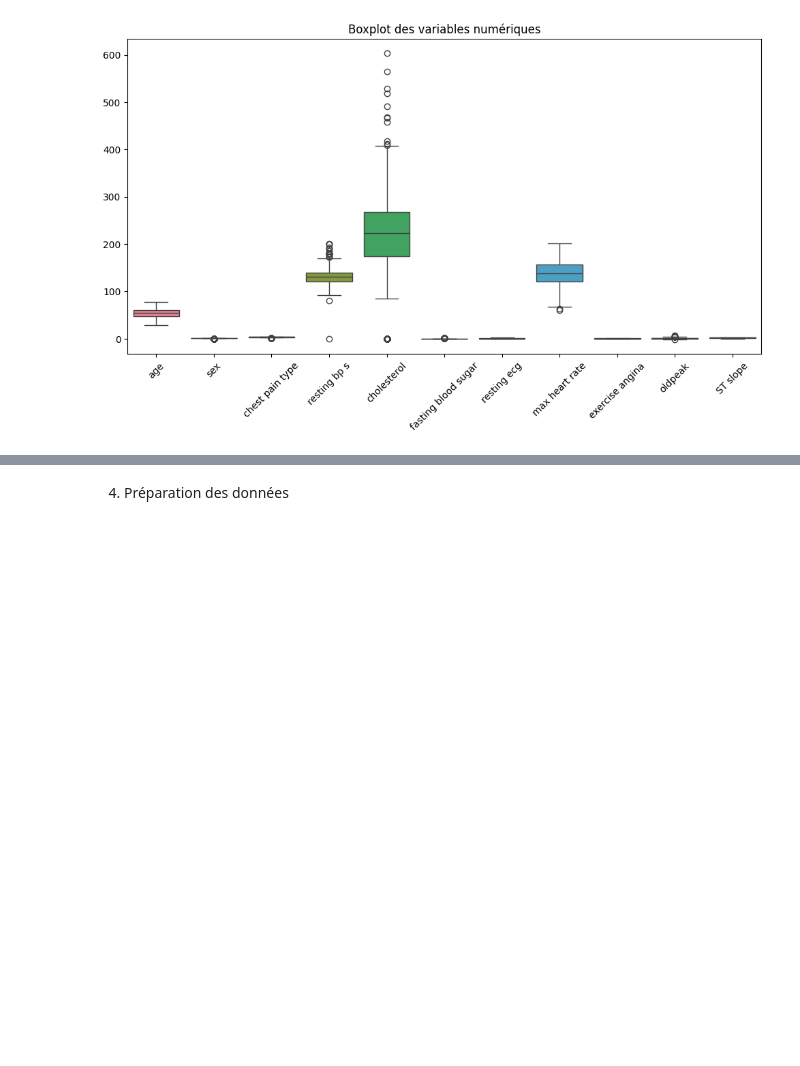
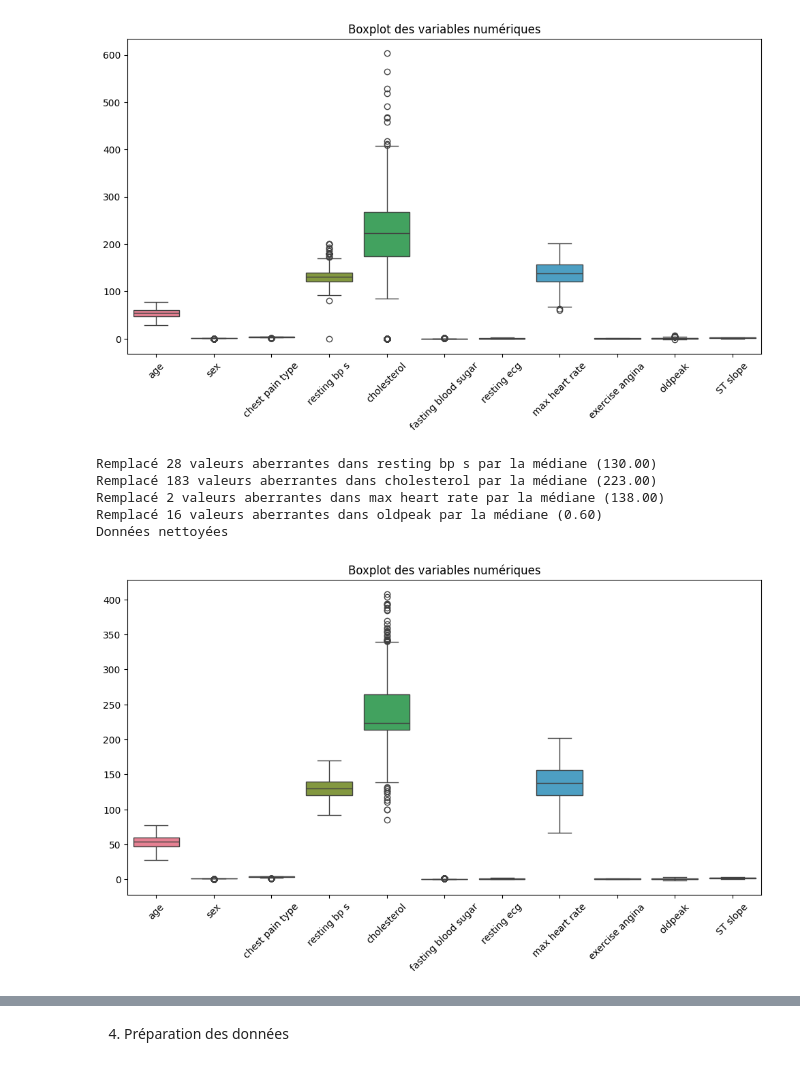
Before and after one commit to xmancmr/cardio_sn, a Jupyter notebook: DecisionTree.ipynb, the cells around one changed output, grey strips where cells are left out. Saved outputs shown, nothing was run; the diff lists cells and outputs as text; code cells hidden in the pictures; blank space fills up the shorter version.

```diff
--- a/DecisionTree.ipynb
+++ b/DecisionTree.ipynb
@@ -155,0 +171,20 @@ replace_quantile(data)
+# %%
+# Colonnes numériques et catégorielles (peuvent être détectées automatiquement si non spécifiées)
+num_cols = ['age', 'resting bp s', 'cholesterol', 'max heart rate', 'oldpeak']
+cat_cols = ['sex', 'chest pain type', 'fasting blood sugar', 'resting ecg', 'exercise angina', 'ST slope']
+
+# Nettoyer les valeurs aberrantes
+data = gerer_outliers(data, num_cols,cat_cols)
+
+# Afficher les informations sur les données nettoyées
+print("Données nettoyées")
+# %% [output]
+Remplacé 28 valeurs aberrantes dans resting bp s par la médiane (130.00)
+Remplacé 183 valeurs aberrantes dans cholesterol par la médiane (223.00)
+Remplacé 2 valeurs aberrantes dans max heart rate par la médiane (138.00)
+Remplacé 16 valeurs aberrantes dans oldpeak par la médiane (0.60)
+Données nettoyées
+# %%
+showBoxplot()
+# %% [output]
+[figure, added]
```
Also changed, not shown: parts of 20 cells of this notebook, 28 other files.
